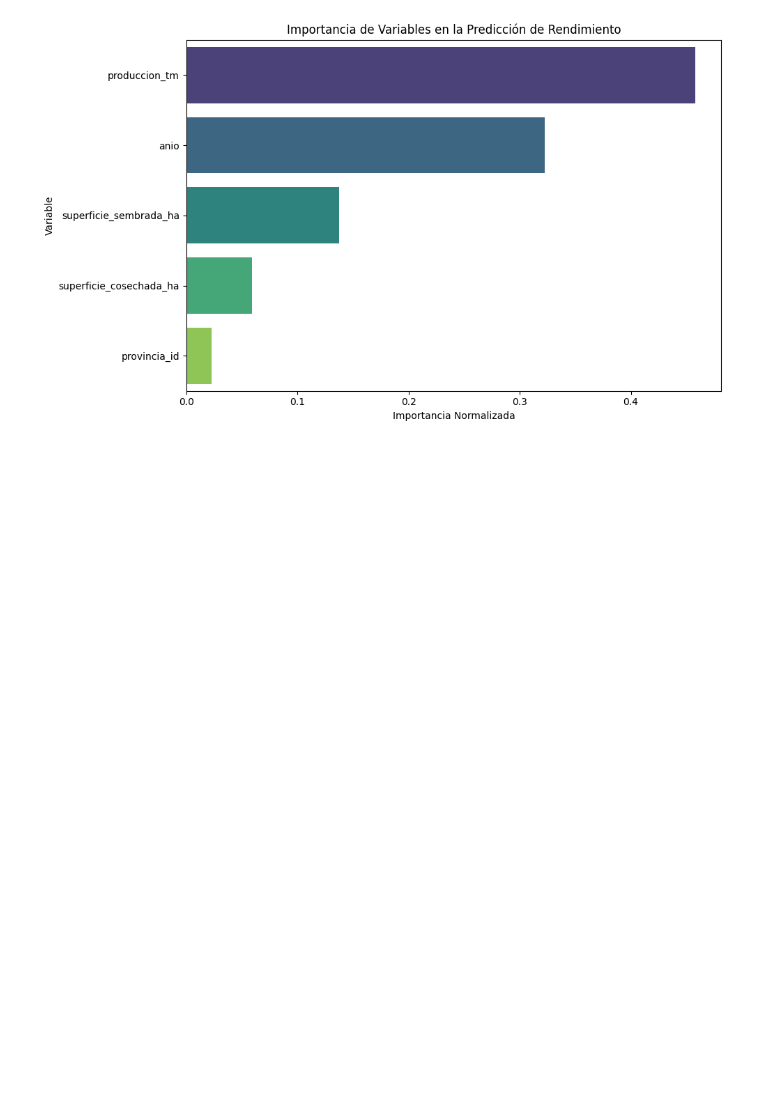
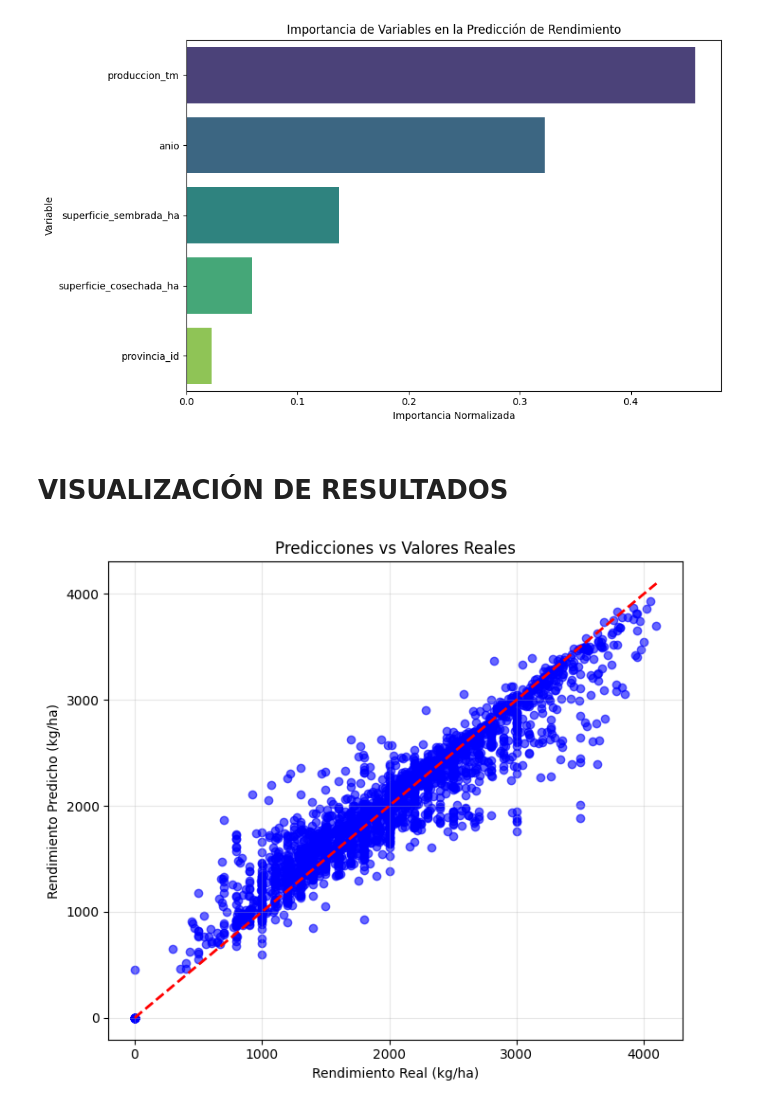
Before and after one commit to b-silva98/Prediccion-del-Rendimiento-de-Soja-en-Argentina, a Jupyter notebook: analisis_rendimiento_soja.ipynb, the cells around one changed output. Drawn from its saved outputs; the diff is of its cells as text; code cells hidden in the pictures; blank space fills up the shorter version.

Commit message:
feat: visulizar Predicciones vs Valores Reales

```diff
--- a/analisis_rendimiento_soja.ipynb
+++ b/analisis_rendimiento_soja.ipynb
@@ -230,3 +230,18 @@ Passing `palette` without assigning `hue` is deprecated and will be removed in v
 
   sns.barplot(data=df_importancia, x='Importancia_Normalizada', y='Variable', palette='viridis')
 [figure]
+# %% [markdown]
+# VISUALIZACIÓN DE RESULTADOS
+# %%
+# --- Predicciones vs Valores Reales ---
+plt.figure(figsize=(7, 6))
+plt.scatter(y_test, y_pred, alpha=0.6, color='blue')
+plt.plot([y_test.min(), y_test.max()], [y_test.min(), y_test.max()], 'r--', lw=2)
+plt.title('Predicciones vs Valores Reales')
+plt.xlabel('Rendimiento Real (kg/ha)')
+plt.ylabel('Rendimiento Predicho (kg/ha)')
+plt.grid(True, alpha=0.3)
+plt.tight_layout()
+plt.show()
+# %% [output]
+[figure, added]
```
